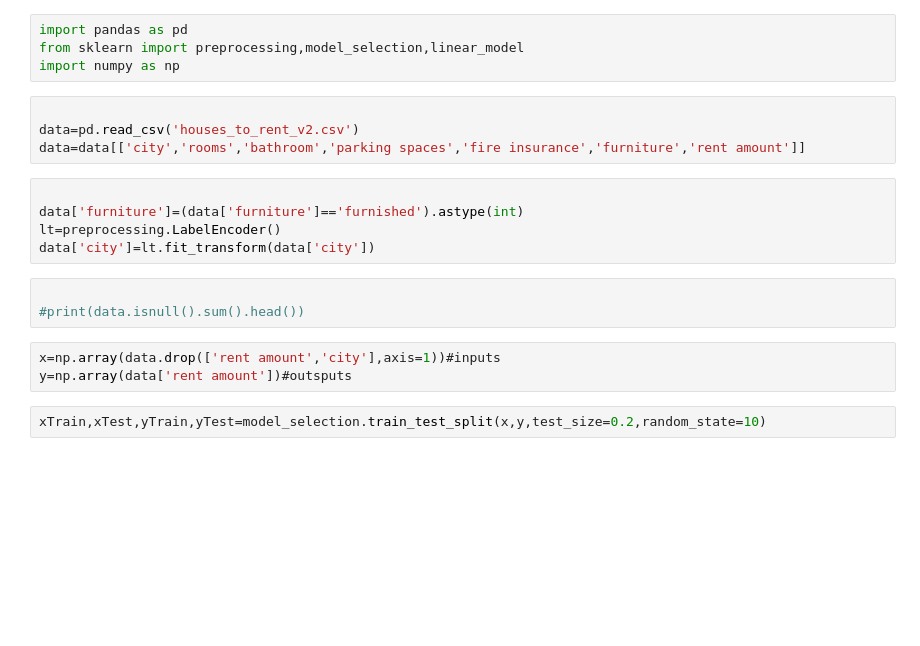
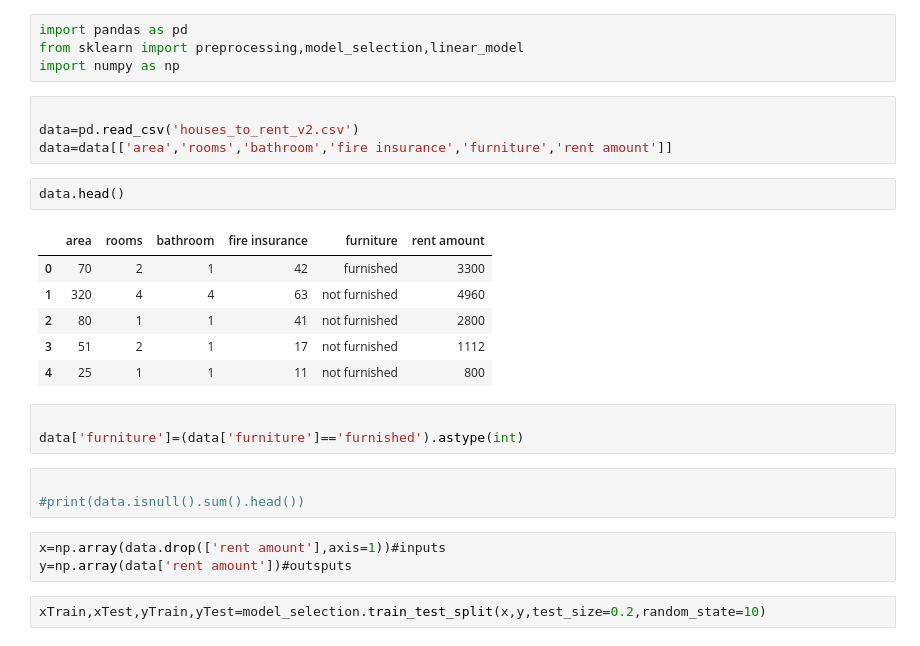
Before and after one commit to josephlyimo/houses-model-price, a Jupyter notebook: model-pred.ipynb, the cells around one changed output. Saved outputs shown, nothing was run; the diff lists cells and outputs as text; blank space fills up the shorter version.

```diff
--- a/model-pred.ipynb
+++ b/model-pred.ipynb
@@ -5,17 +5,24 @@ import numpy as np
 # %%
 
 data=pd.read_csv('houses_to_rent_v2.csv')
-data=data[['city','rooms','bathroom','parking spaces','fire insurance','furniture','rent amount']]
+data=data[['area','rooms','bathroom','fire insurance','furniture','rent amount']]
+# %%
+data.head()
+# %% [output]
+|  | area | rooms | bathroom | fire insurance | furniture | rent amount |
+| 0 | 70 | 2 | 1 | 42 | furnished | 3300 |
+| 1 | 320 | 4 | 4 | 63 | not furnished | 4960 |
+| 2 | 80 | 1 | 1 | 41 | not furnished | 2800 |
+| 3 | 51 | 2 | 1 | 17 | not furnished | 1112 |
+| 4 | 25 | 1 | 1 | 11 | not furnished | 800 |
 # %%
 
 data['furniture']=(data['furniture']=='furnished').astype(int)
-lt=preprocessing.LabelEncoder()
-data['city']=lt.fit_transform(data['city'])
 # %%
 
 #print(data.isnull().sum().head())
 # %%
-x=np.array(data.drop(['rent amount','city'],axis=1))#inputs
+x=np.array(data.drop(['rent amount'],axis=1))#inputs
 y=np.array(data['rent amount'])#outsputs
 # %%
 xTrain,xTest,yTrain,yTest=model_selection.train_test_split(x,y,test_size=0.2,random_state=10)
```
Also changed, not shown: parts of 1 cell of this notebook.
